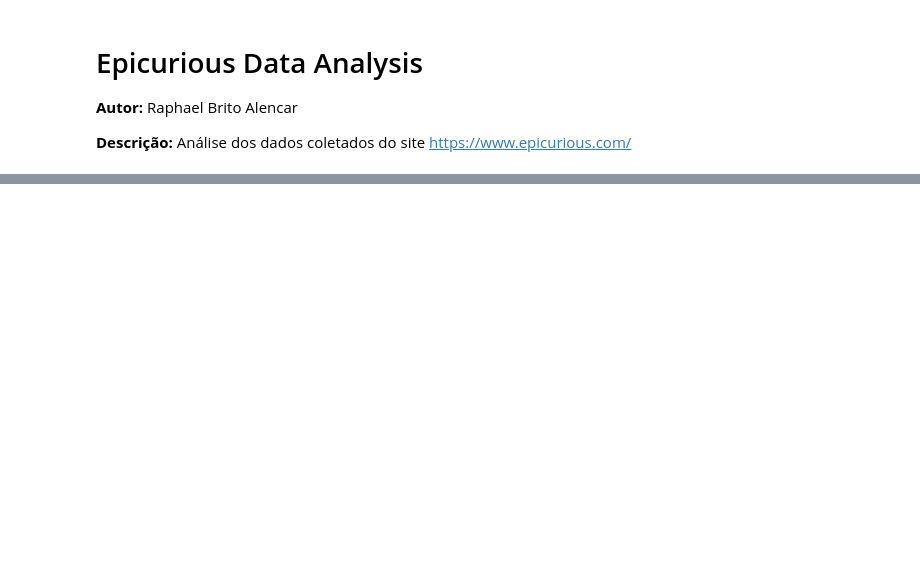
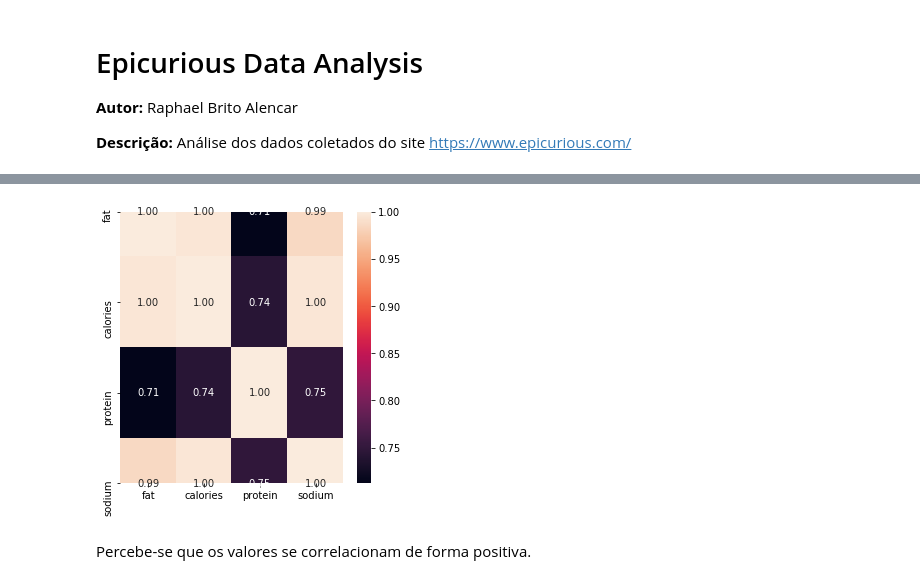
Before and after one commit to raphalencar/epicurious_data_analysis, a Jupyter notebook: Epicurious Data Analysis.ipynb, the cells around one changed output, grey strips where cells are left out. Saved outputs shown, nothing was run; the diff lists cells and outputs as text; code cells hidden in the pictures; blank space fills up the shorter version.

```diff
--- a/Epicurious Data Analysis.ipynb
+++ b/Epicurious Data Analysis.ipynb
@@ -67,0 +109,5 @@ missing_df.sort_values('filling factor (%)').reset_index(drop = True)
+# %%
+# excluindo registros totalmente nulos
+data.drop(data[data['categories'].isna()].index, inplace=True)
+
+show_filling_factor(data)
@@ -67,0 +163,11 @@ missing_df.sort_values('filling factor (%)').reset_index(drop = True)
+# %%
+# verificando correlação entre variaveis numericas
+cols = ['fat', 'calories', 'protein', 'sodium']
+
+fig, ax = plt.subplots(figsize=(5,5))
+sns.heatmap(data=data[cols].corr(), annot=True, fmt='.2f')
+plt.show()
+# %% [output]
+[figure, added]
+# %% [markdown]
+Percebe-se que os valores se correlacionam de forma positiva.
```
Also changed, not shown: parts of 28 cells of this notebook.
